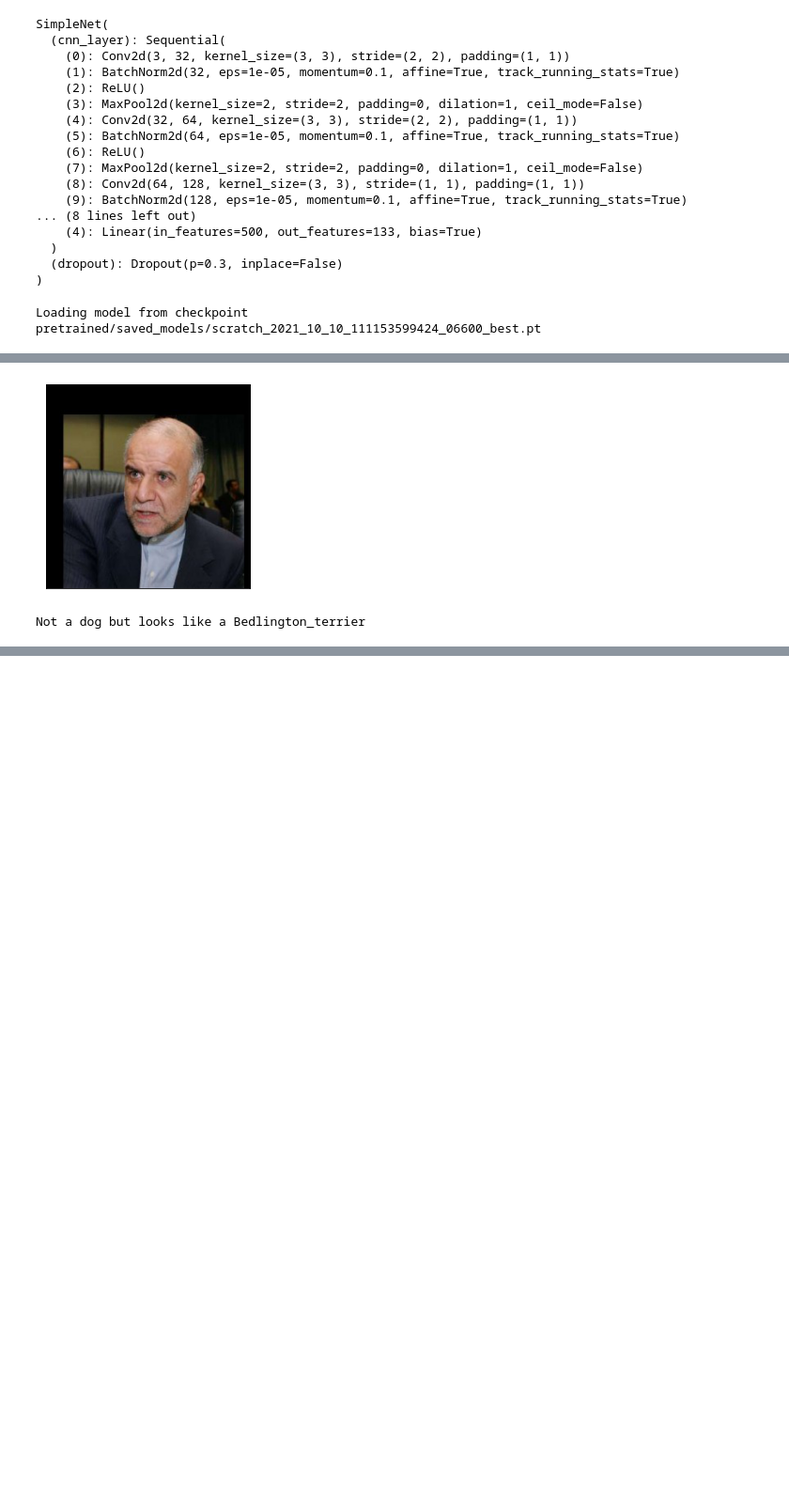
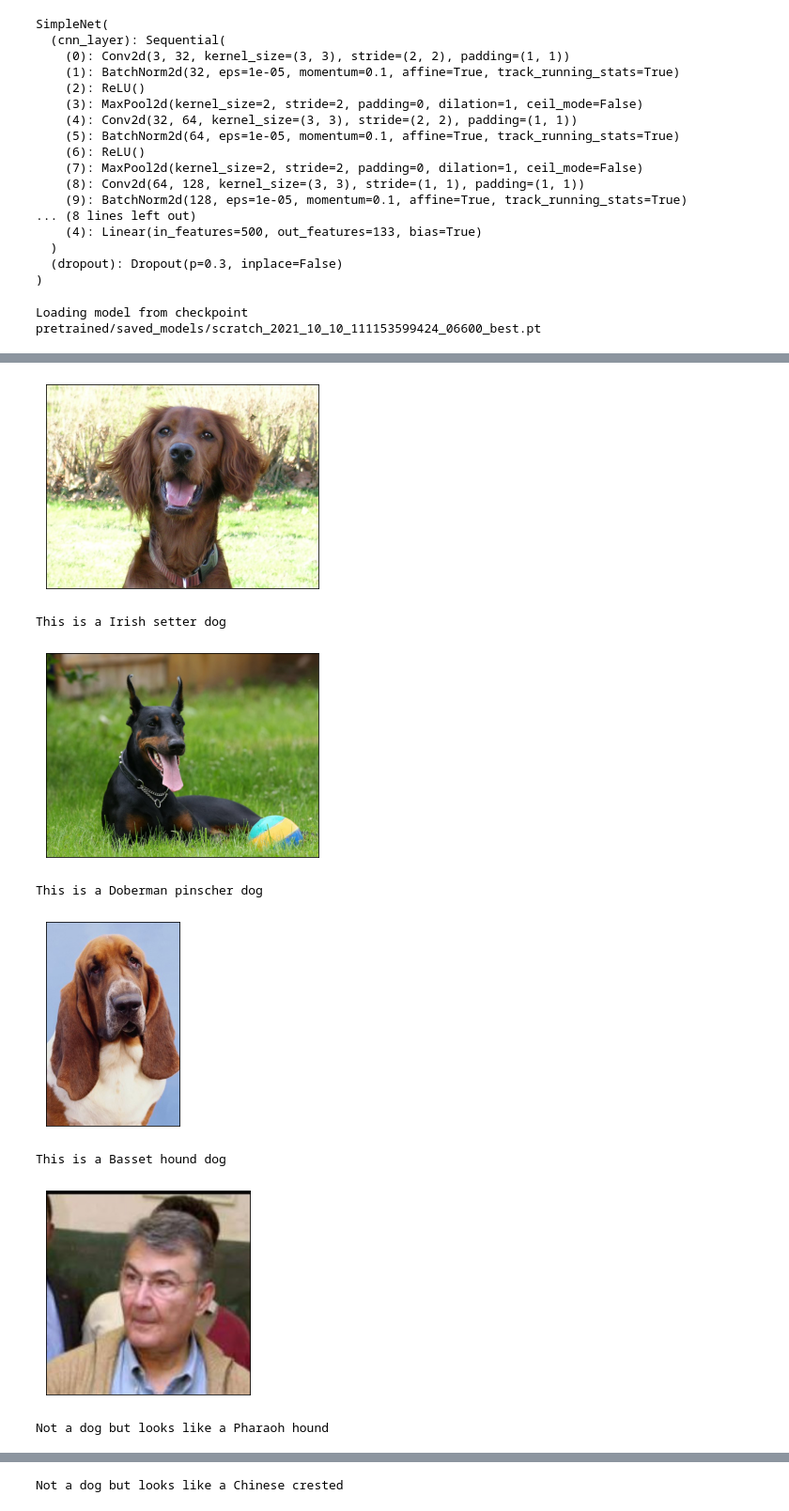
Before and after one commit to aaronlws95/udacity-dog-breed-classifier, a Jupyter notebook: dog_app.ipynb, the cells around one changed output, grey strips where cells are left out. Shown at 94% size. Cells and saved outputs as stored; diff of their text form; code cells hidden in the pictures; blank space fills up the shorter version.

```diff
--- a/dog_app.ipynb
+++ b/dog_app.ipynb
@@ -255,0 +378,4 @@ RuntimeError: CUDA out of memory. Tried to allocate 392.00 MiB (GPU 0; 3.82 GiB
+# %%
+dog_breed_classifier_pipeline.load(
+    "pretrained/saved_models/resnet50_tf_2021_10_11_180421188539_06300_best.pt"
+)
@@ -260,16 +418,40 @@ dog_breed_classifier_pipeline.classify(str(train_files[0]), device)
 # %%
 dog_breed_classifier_fn = lambda x: dog_breed_classifier_pipeline.classify(x, device)
-dog_detector_fn = lambda x: detect_dog_imagenet(x, vgg16, device)
+dog_detector_fn = lambda x: detect_dog_imagenet(x, resnet50, device)
 human_detector_fn = lambda x: get_num_faces_haarcascade(str(x), face_cascade)
 dog_app = DogApp(dog_breed_classifier_fn, dog_detector_fn, human_detector_fn)
 # %%
-output = dog_app.run(str(human_files[0]))
-img = Image.open(str(human_files[0])).convert("RGB")
-plt.yticks([])
-plt.xticks([])
-plt.imshow(img)
-plt.show()
-print(output)
+def get_app_output(img_path):
+    """
+    Run the application and get the output
+    Input:
+        img_path (string): Path to input image
+    """
+    output = dog_app.run(img_path)
+    img = Image.open(img_path).convert("RGB")
+    plt.yticks([])
+    plt.xticks([])
+    plt.imshow(img)
+    plt.show()
+    print(output)
-# %% [output]
-[figure, removed]
-Not a dog but looks like a Bedlington_terrier
+# %%
+test_images = [
+    train_files[311],
+    test_files[311],
+    valid_files[500],
+    human_files[456],
+    "media/three_people.jpg",
+    "media/ngenge.jpeg",
+]
+# %%
+for x in test_images:
+    get_app_output(x)
+# %% [output]
+[figure, added]
+This is a Irish setter dog
+[figure, added]
+This is a Doberman pinscher dog
+[figure, added]
+This is a Basset hound dog
+[figure, added]
+Not a dog but looks like a Pharaoh hound
@@ -275,0 +459 @@ Not a dog but looks like a Bedlington_terrier
+Not a dog but looks like a Chinese crested
```
Also changed, not shown: parts of 45 cells of this notebook, 11 other files.
